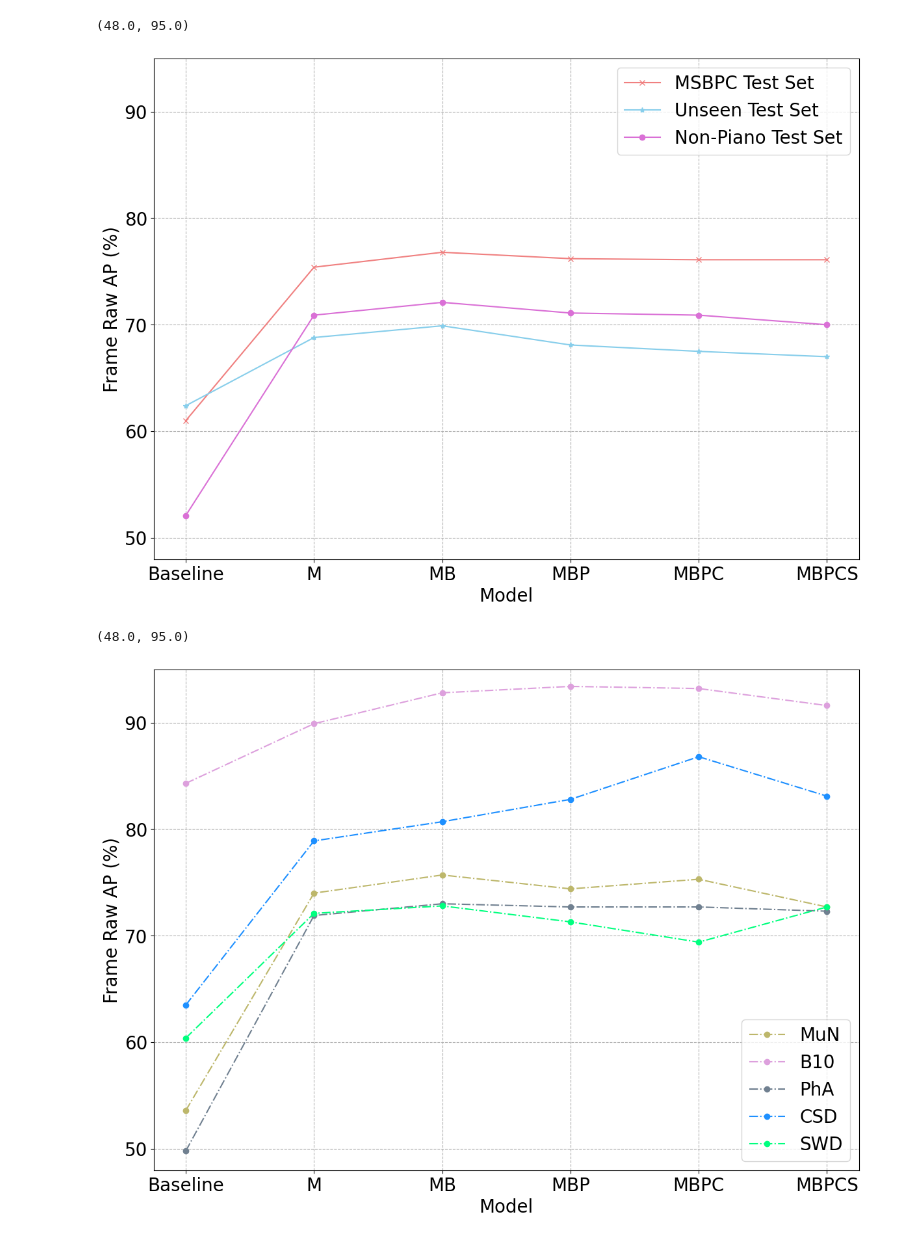
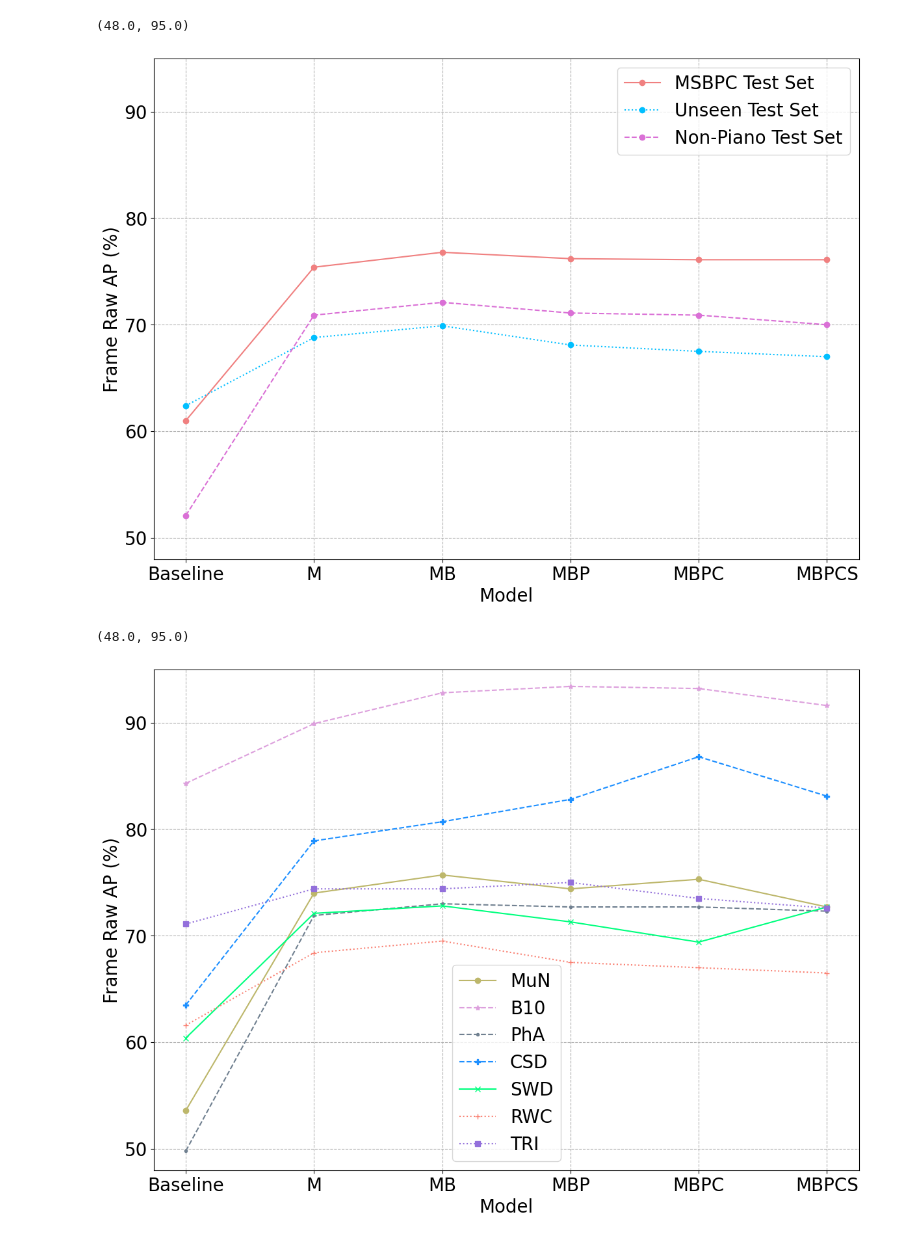
Before and after one commit to marc-philipp-knechtle/amt-eval, a Jupyter notebook: ipynb-viz/expF-training-diversity-impact.ipynb, the cells around one changed output. Saved outputs shown, nothing was run; the diff lists cells and outputs as text; code cells hidden in the pictures.

```diff
--- a/ipynb-viz/expF-training-diversity-impact.ipynb
+++ b/ipynb-viz/expF-training-diversity-impact.ipynb
@@ -113,11 +135,11 @@ matplotlib.rcParams.update({'font.size': 20})
 models_oaf = ['Baseline', 'M', 'MB', 'MBP', 'MBPC', 'MBPCS']
 
 plt.figure(figsize=(14, 10))
-plt.plot(models_oaf, avg_prec_frame_raw['msbpc'], marker='x', color='lightcoral', linestyle='-',
+plt.plot(models_oaf, avg_prec_frame_raw['msbpc'], marker='o', color='lightcoral', linestyle='-',
          label='MSBPC Test Set')
-plt.plot(models_oaf, avg_prec_frame_raw['Unseen'], marker='*', color='skyblue', linestyle='-',
+plt.plot(models_oaf, avg_prec_frame_raw['Unseen'], marker='o', color='deepskyblue', linestyle=':',
          label='Unseen Test Set')
-plt.plot(models_oaf, avg_prec_frame_raw['Non-Piano'], marker='o', color='orchid', linestyle='-',
+plt.plot(models_oaf, avg_prec_frame_raw['Non-Piano'], marker='o', color='orchid', linestyle='--',
          label='Non-Piano Test Set')
 
 plt.legend()
@@ -128,36 +150,38 @@ plt.ylabel('Frame Raw AP (%)')
 plt.ylim(48, 95)
 # %% [output]
 (48.0, 95.0)
-[figure, old version]
+[figure, new version]
 # %%
 # Evaluation AP decoded
 
 from matplotlib import pyplot as plt
 import numpy as np
 import matplotlib
 
 matplotlib.rcParams.update({'font.size': 20})
 
 models_oaf = ['Baseline', 'M', 'MB', 'MBP', 'MBPC', 'MBPCS']
 
 
 plt.figure(figsize=(14, 10))
 
-plt.plot(models_oaf, avg_prec_frame_raw['MuN'], marker='o', color='darkkhaki', linestyle='-.', label='MuN')
-plt.plot(models_oaf, avg_prec_frame_raw['B10'], marker='o', color='plum', linestyle='-.', label='B10')
-plt.plot(models_oaf, avg_prec_frame_raw['PhA'], marker='o', color='slategrey', linestyle='-.', label='PhA')
-plt.plot(models_oaf, avg_prec_frame_raw['CSD'], marker='o', color='dodgerblue', linestyle='-.', label='CSD')
-plt.plot(models_oaf, avg_prec_frame_raw['SWD'], marker='o', color='springgreen', linestyle='-.', label='SWD')
+plt.plot(models_oaf, avg_prec_frame_raw['MuN'], marker='o', color='darkkhaki', linestyle='-', label='MuN')
+plt.plot(models_oaf, avg_prec_frame_raw['B10'], marker='*', color='plum', linestyle='--', label='B10')
+plt.plot(models_oaf, avg_prec_frame_raw['PhA'], marker='.', color='slategrey', linestyle='--', label='PhA')
+plt.plot(models_oaf, avg_prec_frame_raw['CSD'], marker='P', color='dodgerblue', linestyle='--', label='CSD')
+plt.plot(models_oaf, avg_prec_frame_raw['SWD'], marker='x', color='springgreen', linestyle='-', label='SWD')
+plt.plot(models_oaf, avg_prec_frame_raw['RWC'], marker='+', color='salmon', linestyle=':', label='RWC')
+plt.plot(models_oaf, avg_prec_frame_raw['TRI'], marker='s', color='mediumpurple', linestyle=':', label='TRI')
 
 plt.legend()
 plt.grid(True, which="both", ls="--")
 plt.xlabel('Model')
 plt.ylabel('Frame Raw AP (%)')
 
 plt.ylim(48, 95)
 # %% [output]
 (48.0, 95.0)
-[figure, old version]
+[figure, new version]
 # %%
 from matplotlib import pyplot as plt
 import numpy as np
```
Also changed, not shown: parts of 7 cells of this notebook.
